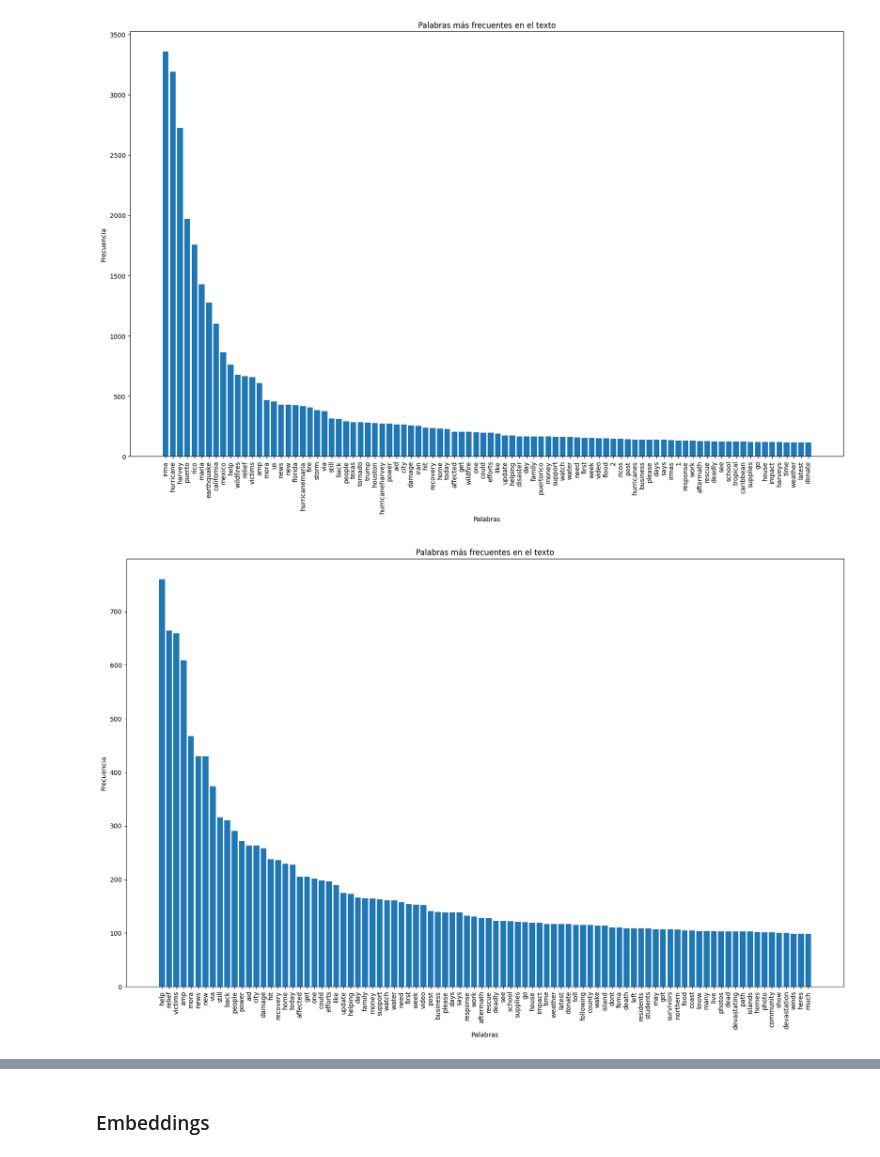
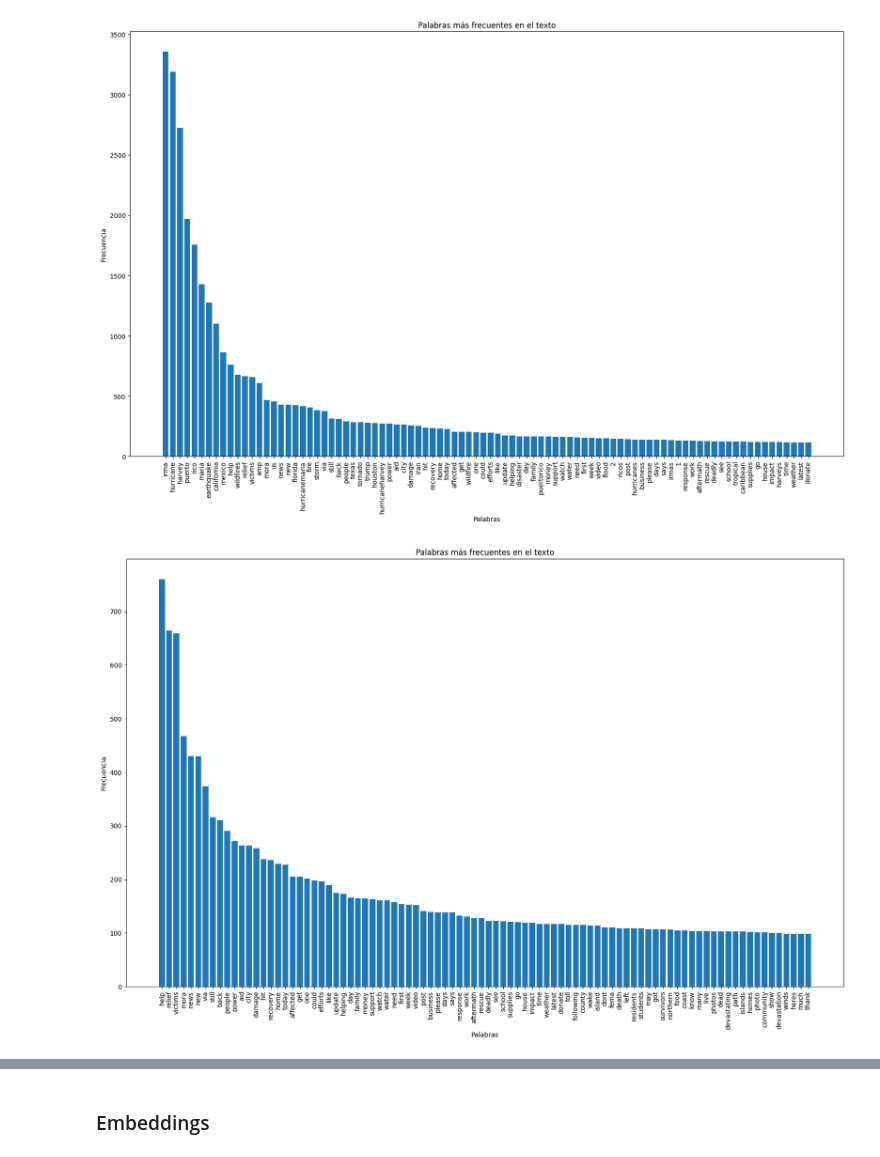
Before and after one commit to Stevennns/Proyecto-Mineria-de-datos-2023-1, a Jupyter notebook: all_data.ipynb, the cells around one changed output, grey strips where cells are left out. Saved outputs shown, nothing was run; the diff lists cells and outputs as text; code cells hidden in the pictures.

```diff
--- a/all_data.ipynb
+++ b/all_data.ipynb
@@ -744,35 +744,35 @@ def clean_and_tokenize2(text):
     additional_stop_words = ['california', 'wildfires', 'hurricane', 'harvey', 'irma', 'maria', 'iraq',
      'iran', 'earthquake', 'mexico', 'srilanka', 'floods','puerto','rico','us','texas','florida','texas','hurricanemaria',
      'hurricaneharvey','puertorico','mexicoearthquake','houston','wildfire','ricos','tornado' , 'storm','flood','fire','trump',
-     'hurricanes','caribbean','flooding','disaster','irmas','tropical','harveys','st']
+     'hurricanes','caribbean','flooding','disaster','irmas','tropical','harveys','st','amp']
     stop_words.update(additional_stop_words)
 
     # Agregar números a la lista de stopwords
     stop_words.update(additional_stop_words)
     stop_words.update(set(token for token in tokens if token.isdigit()))
 
     # Filtrar las palabras
     filtered_tokens = [token for token in tokens if token not in stop_words]
 
     return filtered_tokens
 
 # Obtener las palabras y sus frecuencias en la columna "text"
 words = df['text'].apply(clean_and_tokenize2).explode()
 word_counts = Counter(words)
 
 # Obtener las palabras más frecuentes
 top_words = word_counts.most_common(90)
 
 # Crear el gráfico de barras
 plt.figure(figsize=(20,12))
 plt.bar(*zip(*top_words))
 plt.xlabel('Palabras')
 plt.ylabel('Frecuencia')
 plt.title('Palabras más frecuentes en el texto')
 plt.xticks(rotation=90)
 plt.show()
 # %% [output]
-[figure, old version]
+[figure, new version]
 # %%
 # Obtener las palabras y sus frecuencias en la columna "text"
 words = df_con_nan['text'].apply(clean_and_tokenize2).explode()
```
Also changed, not shown: parts of 6 cells of this notebook.
